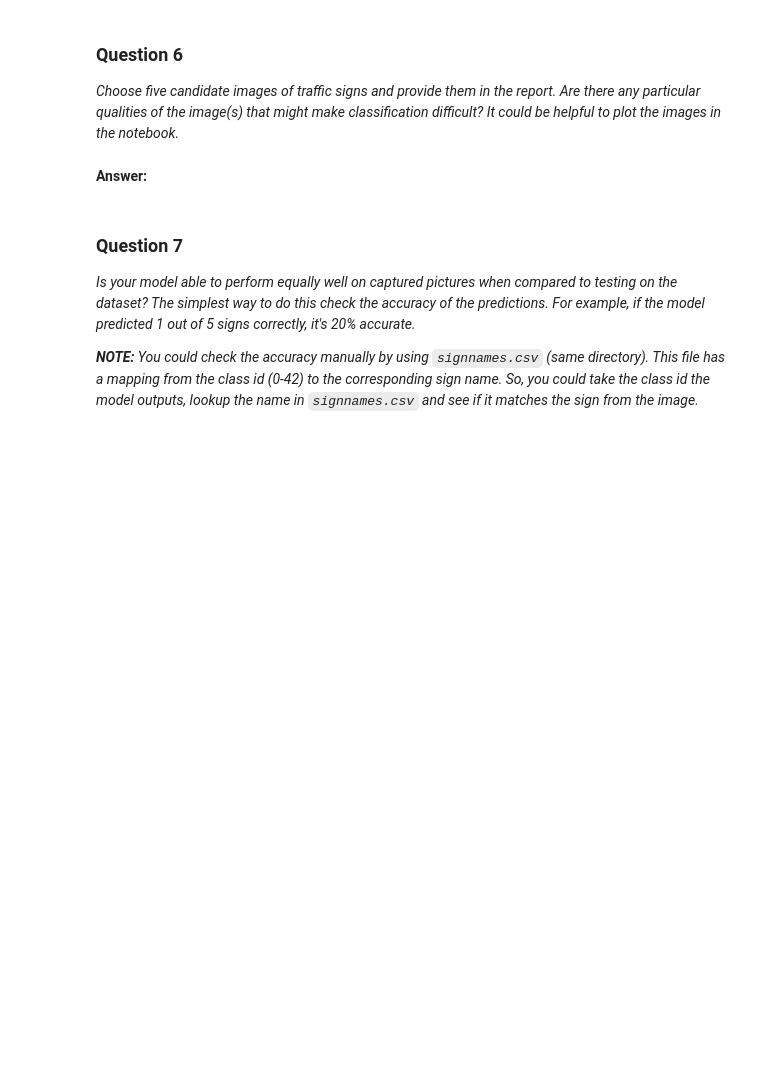
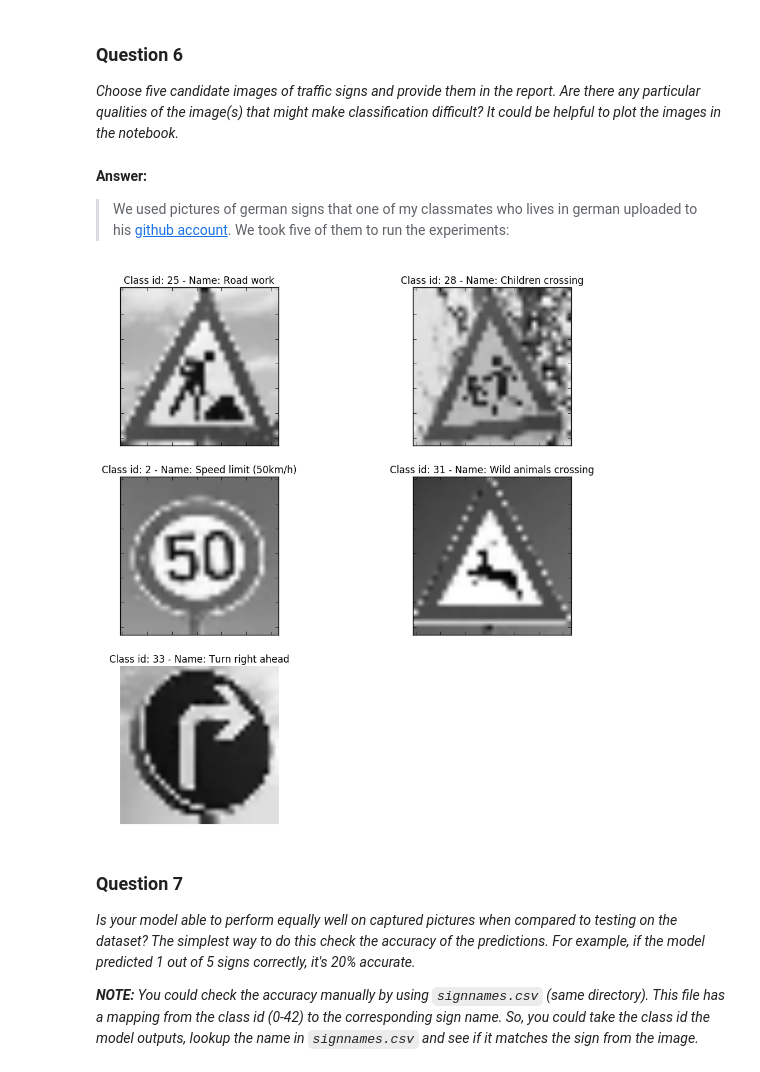
Before and after one commit to vguerra/traffic-signs, a Jupyter notebook: Traffic_Sign_Classifier.ipynb, the cells around one changed output. Drawn from its saved outputs; the diff is of its cells as text; code cells hidden in the pictures; blank space fills up the shorter version.

```diff
--- a/Traffic_Sign_Classifier.ipynb
+++ b/Traffic_Sign_Classifier.ipynb
@@ -139,15 +138,0 @@ plt.show()
-# %%
-# counts
-label_indexes = {}
-
-for label_class in range(n_classes):
-    label_indexes[label_class] = []
-
-for idx in range(len(y_train_file)):
-    label = y_train_file[idx]
-    label_indexes[label].append(idx)
-
-counts_per_class = [len(label_indexes[x]) for x in range(n_classes)]
-max_samples_per_class = max(counts_per_class)
-avg_samples_per_class = int(sum(counts_per_class)/len(counts_per_class))
-print(counts_per_class, max_samples_per_class)
@@ -624,8 +601,3 @@ print("Done!")
 (5, 32, 32, 1)
 [25, 28, 2, 31, 33]
 Done!
-# %%
-print(len(label_indexes[25]))
-idx = label_indexes[25][900]
-img = X_train_file[idx]
-plt.imshow(img)
@@ -676,5 +605,3 @@ Test Accuracy = 1.000
 ### Question 6
 
 _Choose five candidate images of traffic signs and provide them in the report. Are there any particular qualities of the image(s) that might make classification difficult? It could be helpful to plot the images in the notebook._
-# %% [markdown]
-**Answer:**
@@ -684,3 +608,31 @@ _Choose five candidate images of traffic signs and provide them in the report. A
+# %% [markdown]
+**Answer:**
+
+> We used pictures of german signs that one of my classmates who lives in german uploaded to his [github account](https://github.com/KonArtist02/CarND-Traffic-Sign-Classifier-Project/tree/master/test_images). We took five of them to run the experiments:
+# %%
+### Run the predictions here.
+### Feel free to use as many code cells as needed.
+
+gs1 = gridspec.GridSpec(3, 2)
+plt.figure(figsize=(12,12))
+
+i = 0
+for index in range(len(y_custom_test)):
+    ax1 = plt.subplot(gs1[i])
+    ax1.set_xticklabels([])
+    ax1.set_yticklabels([])
+    ax1.set_aspect('equal')
+
+    img = X_custom_test[index]
+    class_id, name = signnames[y_custom_test[index]]
+    plt.title("Class id: {} - Name: {}".format(class_id, name.decode()))
+    i += 1
+    plt.imshow(np.reshape(img, (32, 32)), cmap='gray')
+
+plt.axis('off')
+plt.show()
+# %% [output]
+[figure, added]
 # %% [markdown]
 ### Question 7
 
```
Also changed, not shown: parts of 36 cells of this notebook.
